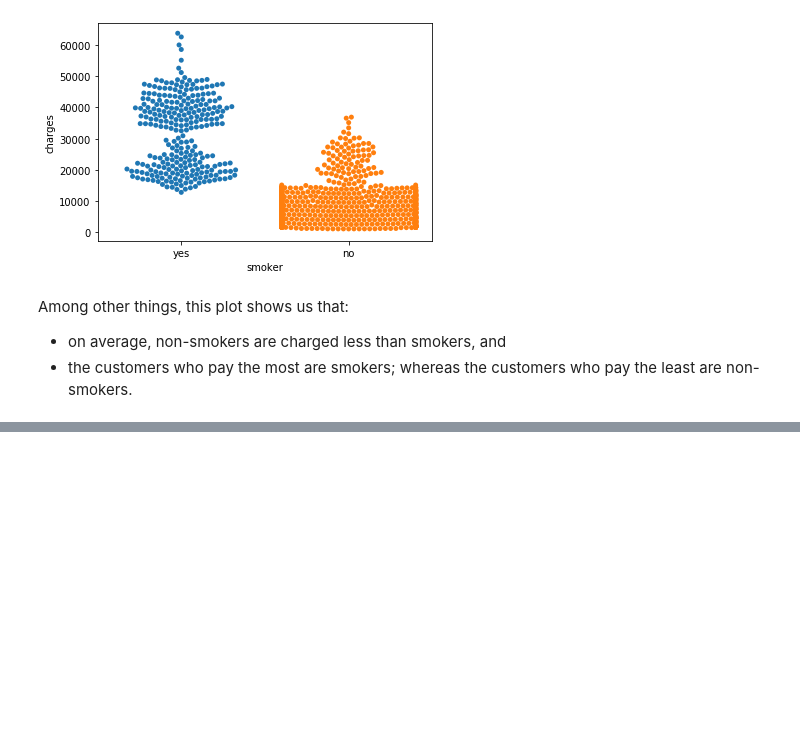
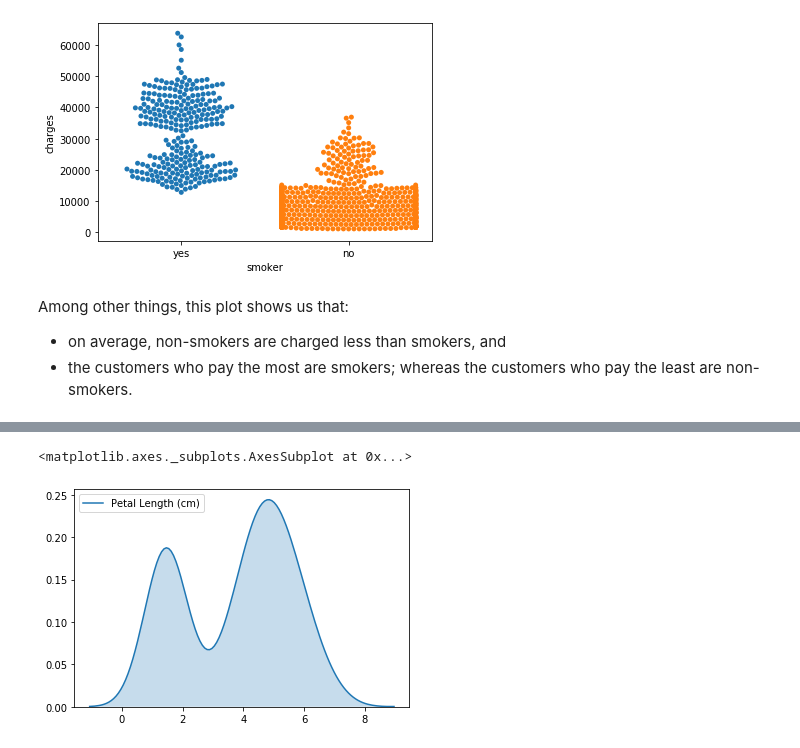
Before and after one commit to Shahid1993/python-learning-notebooks, a Jupyter notebook: Data_Visualization.ipynb, the cells around one changed output, grey strips where cells are left out. Drawn from its saved outputs; the diff is of its cells as text; code cells hidden in the pictures; blank space fills up the shorter version.

```diff
--- a/Data_Visualization.ipynb
+++ b/Data_Visualization.ipynb
@@ -250,0 +283,5 @@ Among other things, this plot shows us that:
+# %%
+sns.kdeplot(data=iris_data['Petal Length (cm)'], shade=True)
+# %% [output]
+<matplotlib.axes._subplots.AxesSubplot at 0x...>
+[figure, added]
```
Also changed, not shown: parts of 14 cells of this notebook, 1 other file.
